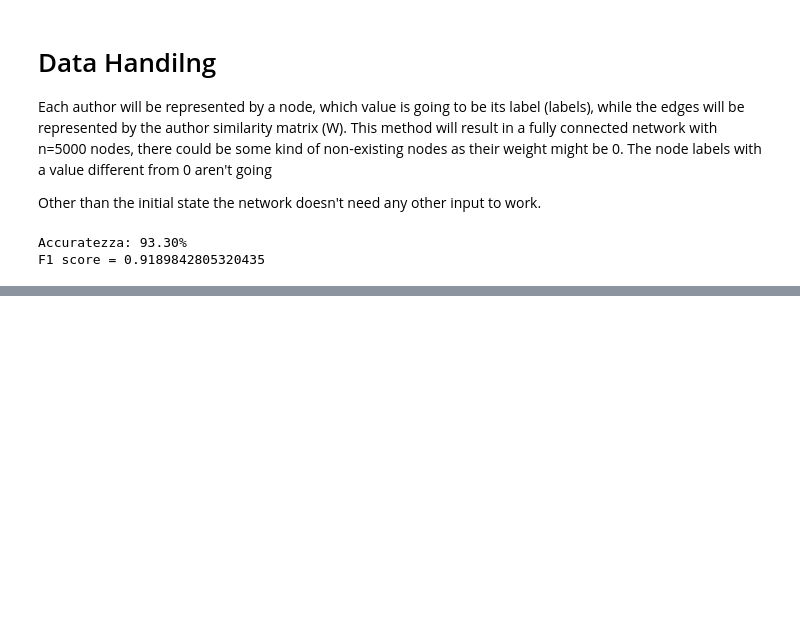
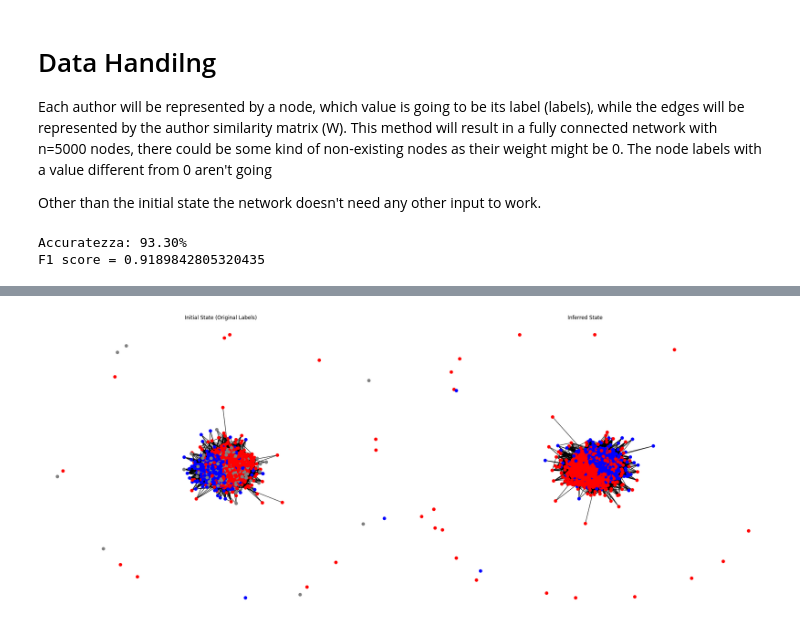
Before and after one commit to SickParents/DL_exam, a Jupyter notebook: main.ipynb, the cells around one changed output, grey strips where cells are left out. Drawn from its saved outputs; the diff is of its cells as text; code cells hidden in the pictures; blank space fills up the shorter version.

```diff
--- a/main.ipynb
+++ b/main.ipynb
@@ -168,0 +185,43 @@ plt.show()
+# %%
+import networkx as nx
+import matplotlib.pyplot as plt
+import numpy as np
+
+# Assuming W is your similarity matrix, labels are initial labels, and inferred_state contains the inferred labels
+
+# Check if inferred_state is available
+if 'outcome' not in locals():
+    print("Error: 'inferred_state' not found. Please run the Hopfield network dynamics first.")
+else:
+    # Create a graph from the weight matrix W
+    G = nx.from_numpy_array(W)
+
+    # Define a color map for the labels (-1, 0, 1)
+    color_map = {-1: 'red', 0: 'gray', 1: 'blue'}
+
+    # Map the initial labels to colors
+    initial_colors = [color_map.get(label, 'gray') for label in labels]
+
+    # Map the inferred states to colors
+    inferred_colors = [color_map.get(label, 'gray') for label in outcome] # Use gray for any unexpected labels
+
+    # Select a subset of nodes for visualization if the graph is too large
+    nodes_to_draw = G
+    initial_colors_to_draw = initial_colors
+    inferred_colors_to_draw = inferred_colors
+
+    # Draw the graphs side by side
+    fig, axes = plt.subplots(1, 2, figsize=(24, 10)) # Adjust figure size as needed
+
+    # Plot for Initial State
+    nx.draw(nodes_to_draw, ax=axes[0], node_color=initial_colors_to_draw, with_labels=False, node_size=50)
+    axes[0].set_title("Initial State (Original Labels)")
+
+    # Plot for Inferred State
+    nx.draw(nodes_to_draw, ax=axes[1], node_color=inferred_colors_to_draw, with_labels=False, node_size=50)
+    axes[1].set_title("Inferred State")
+
+    plt.tight_layout()
+    plt.show()
+# %% [output]
+[figure, added]
```
Also changed, not shown: parts of 2 cells of this notebook.
